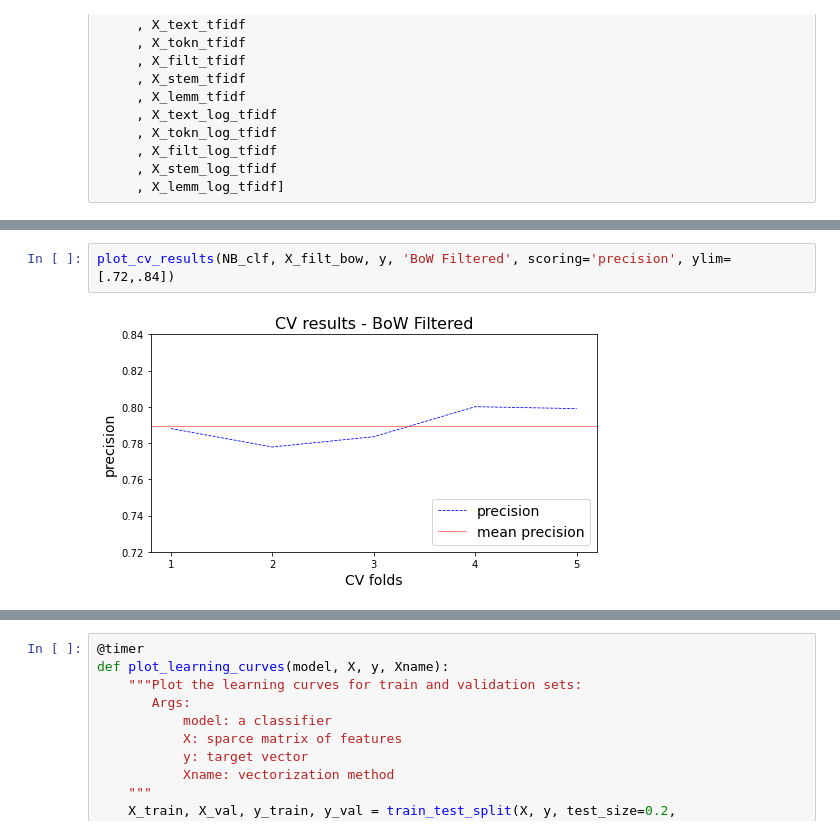
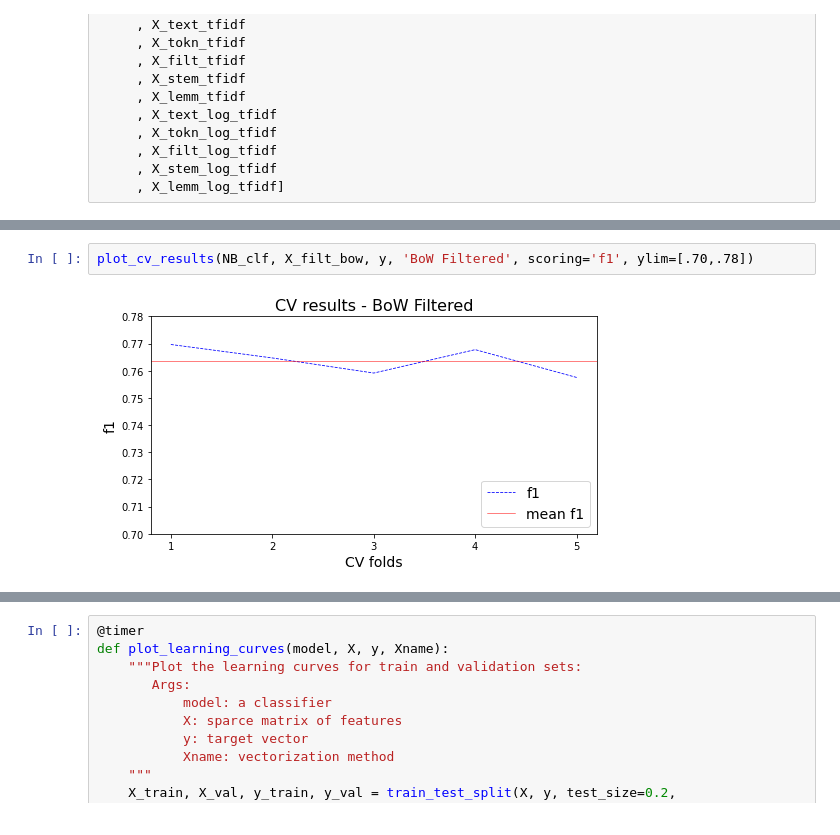
Before and after one commit to BigBangData/NaturalLanguageProcessing, a Jupyter notebook: sentiment140/05_Twitter_Sentiment_Analysis_NaiveBayes.ipynb, the cells around one changed output, grey strips where cells are left out. Cells and saved outputs as stored; diff of their text form.

```diff
--- a/sentiment140/05_Twitter_Sentiment_Analysis_NaiveBayes.ipynb
+++ b/sentiment140/05_Twitter_Sentiment_Analysis_NaiveBayes.ipynb
@@ -300,4 +310,4 @@ Elapsed time: 3.0445 seconds
 # %%
-plot_cv_results(NB_clf, X_filt_bow, y, 'BoW Filtered', scoring='precision', ylim=[.72,.84])
+plot_cv_results(NB_clf, X_filt_bow, y, 'BoW Filtered', scoring='f1', ylim=[.70,.78])
 # %% [output]
-[figure, old version]
+[figure, new version]
```
Also changed, not shown: parts of 45 cells of this notebook, 1 other file.
